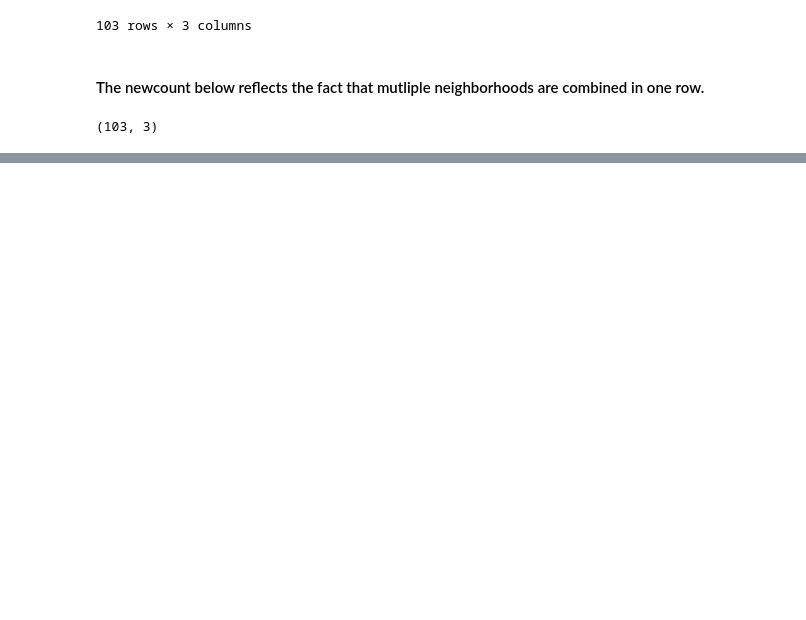
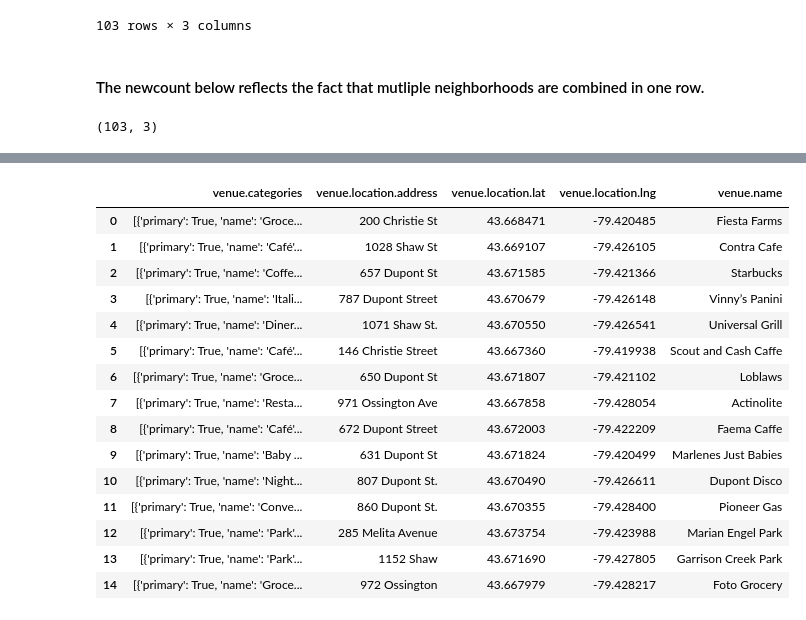
Before and after one commit to sudheergithub/Coursera-Data-Science-Capstone, a Jupyter notebook: Week 3 Segmenting and Clustering Assignment.ipynb, the cells around one changed output, grey strips where cells are left out. Saved outputs shown, nothing was run; the diff lists cells and outputs as text; code cells hidden in the pictures; blank space fills up the shorter version.

```diff
--- a/Week 3 Segmenting and Clustering Assignment.ipynb
+++ b/Week 3 Segmenting and Clustering Assignment.ipynb
@@ -112,0 +293,24 @@ newdf.shape
+# %%
+from pandas.io.json import json_normalize # tranform JSON file into a pandas dataframe
+
+venuesnearby = results['response']['groups'][0]['items']
+venuesnearby=json_normalize(venuesnearby)
+newdf = venuesnearby.filter(['venue.categories','venue.location.address','venue.location.lat','venue.location.lng','venue.name'],axis=1)
+newdf
+# %% [output]
+|  | venue.categories | venue.location.address | venue.location.lat | venue.location.lng | venue.name |
+| 0 | [{'primary': True, 'name': 'Groce... | 200 Christie St | 43.668471 | -79.420485 | Fiesta Farms |
+| 1 | [{'primary': True, 'name': 'Café'... | 1028 Shaw St | 43.669107 | -79.426105 | Contra Cafe |
+| 2 | [{'primary': True, 'name': 'Coffe... | 657 Dupont St | 43.671585 | -79.421366 | Starbucks |
+| 3 | [{'primary': True, 'name': 'Itali... | 787 Dupont Street | 43.670679 | -79.426148 | Vinny’s Panini |
+| 4 | [{'primary': True, 'name': 'Diner... | 1071 Shaw St. | 43.670550 | -79.426541 | Universal Grill |
+| 5 | [{'primary': True, 'name': 'Café'... | 146 Christie Street | 43.667360 | -79.419938 | Scout and Cash Caffe |
+| 6 | [{'primary': True, 'name': 'Groce... | 650 Dupont St | 43.671807 | -79.421102 | Loblaws |
+| 7 | [{'primary': True, 'name': 'Resta... | 971 Ossington Ave | 43.667858 | -79.428054 | Actinolite |
+| 8 | [{'primary': True, 'name': 'Café'... | 672 Dupont Street | 43.672003 | -79.422209 | Faema Caffe |
+| 9 | [{'primary': True, 'name': 'Baby ... | 631 Dupont St | 43.671824 | -79.420499 | Marlenes Just Babies |
+| 10 | [{'primary': True, 'name': 'Night... | 807 Dupont St. | 43.670490 | -79.426611 | Dupont Disco |
+| 11 | [{'primary': True, 'name': 'Conve... | 860 Dupont St. | 43.670355 | -79.428400 | Pioneer Gas |
+| 12 | [{'primary': True, 'name': 'Park'... | 285 Melita Avenue | 43.673754 | -79.423988 | Marian Engel Park |
+| 13 | [{'primary': True, 'name': 'Park'... | 1152 Shaw | 43.671690 | -79.427805 | Garrison Creek Park |
+| 14 | [{'primary': True, 'name': 'Groce... | 972 Ossington | 43.667979 | -79.428217 | Foto Grocery |
```
Also changed, not shown: parts of 26 cells of this notebook.
